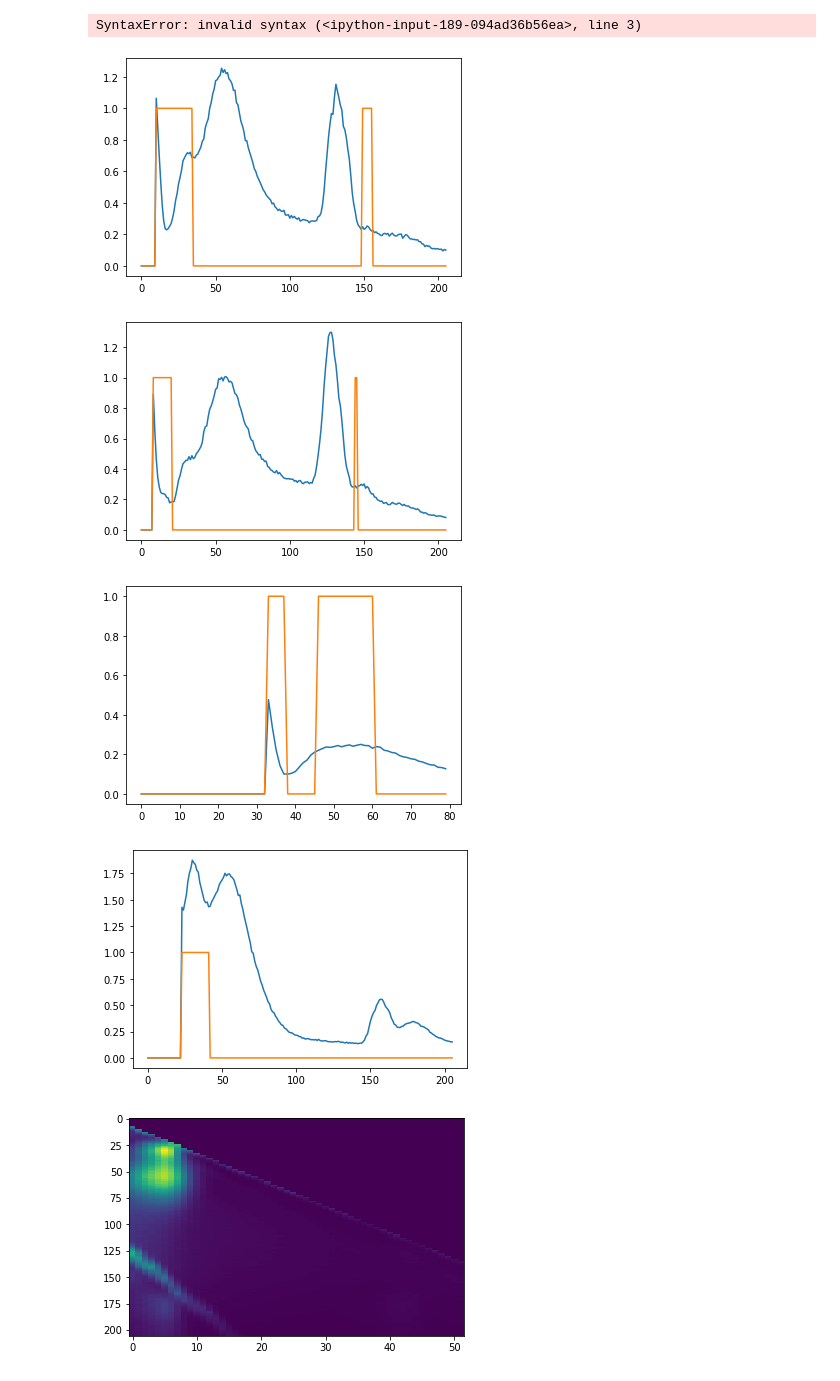
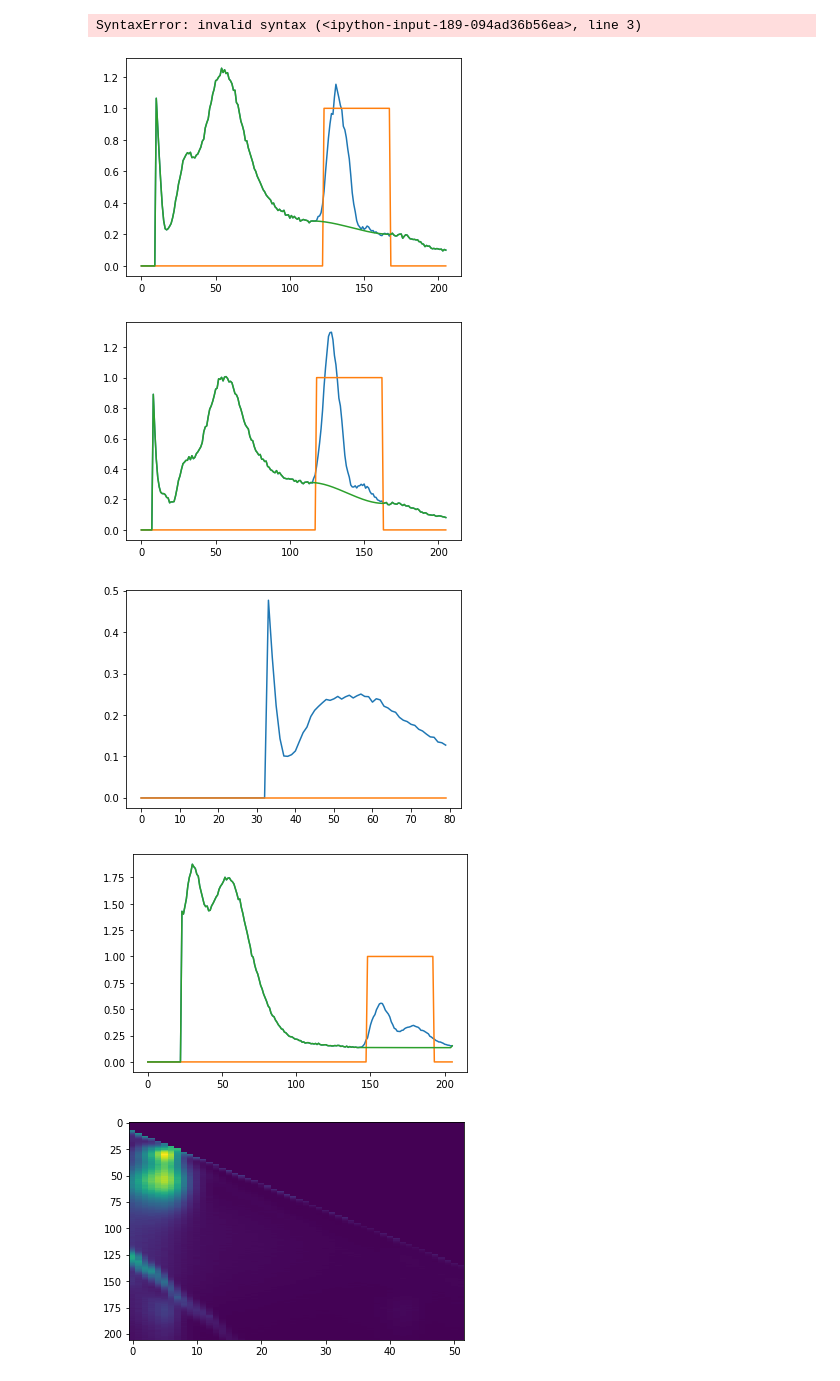
Before and after one commit to 89605502155/ML-repositry, a Jupyter notebook: new_interpolation.ipynb, the cells around one changed output. Saved outputs shown, nothing was run; the diff lists cells and outputs as text; code cells hidden in the pictures.

```diff
--- a/new_interpolation.ipynb
+++ b/new_interpolation.ipynb
@@ -70,21 +70,3 @@ plt.show();
 # %%
 koef=3 #количество столбцов, которые будут отрезаны
 X=X[:,:,koef:]
-# %%
-ll=xw.columns.values[koef:] #колонки
-lrl=xw.index.values #строчки
-lrl=lrl.astype(float)
-ll=ll.astype(float)
-Xw=np.zeros([len(lrl),len(ll)]) #инициализирую массив нулей
-cons=3400
-def lo(t):
-    return  1/((1/t) - (cons/1e7))
-for i in range(0,len(lrl)):
-    for j in range(0,len(ll)):
-        if (
-                (math.fabs((2*ll[j])-(lrl[i]))<15) or
-                (math.fabs(ll[j]-(lrl[i]))<15) or
-                (math.fabs((2*lrl[i])-(lo(ll[j])))<15) or
-                (math.fabs(lrl[i]-lo(ll[j]))<15)):
-            Xw[i,j]=1.0  #собираю булеву матрицу
-Xw=Xw[:,koef:]
@@ -197,0 +196,13 @@ plt.show();
+# %%
+Xw=np.zeros([len(lrl),len(ll)]) #инициализирую массив нулей
+cons=3400
+def lo(t):
+    return  1/((1/t) - (cons/1e7))
+for i in range(0,len(lrl)):
+    for j in range(0,len(ll)):
+        if (
+                (math.fabs((2*ll[j])-(lrl[i]))<45) or
+                (math.fabs((2*lrl[i])-(lo(ll[j])))<45)
+        ):
+            Xw[i,j]=1.0  #собираю булеву матрицу
+Xw=Xw[:,koef:]
@@ -232,33 +292,33 @@ def function_2 (data, bool_matrix, relation):
         bool_matrix[:,i]=function_1(data[34,:,i],Xw[:,i],1.01)
 # %% [output]
 SyntaxError: invalid syntax (<ipython-input-189-094ad36b56ea>, line 3)
-# %%
-for i in range(0,32):
-    Xw[:,i]=function_1(X[3,:,i],Xw[:,i],1.01)
 # %%
 plt.plot(X[3,:,1])
 plt.plot(Xw[:,1])
+plt.plot( function_6(X[3,:,1],Xw[:,1],lrl) )
 plt.show();
 # %% [output]
-[figure, old version]
+[figure, new version]
 # %%
 plt.plot(X[3,:,0])
 plt.plot(Xw[:,0])
+plt.plot( function_6(X[3,:,0],Xw[:,0],lrl) )
 plt.show();
 # %% [output]
-[figure, old version]
+[figure, new version]
 # %%
 plt.plot(X[3,0:80,10])
 plt.plot(Xw[0:80,10])
 plt.show();
 # %% [output]
-[figure, old version]
+[figure, new version]
 # %%
 plt.plot(X[3,:,6])
 plt.plot(Xw[:,6])
+plt.plot( function_6(X[3,:,6],Xw[:,6],lrl) )
 plt.show();
 # %% [output]
-[figure, old version]
+[figure, new version]
 # %%
 plt.imshow(X[3,:,:],aspect='auto')
 plt.show()
```
Also changed, not shown: parts of 5 cells of this notebook.
